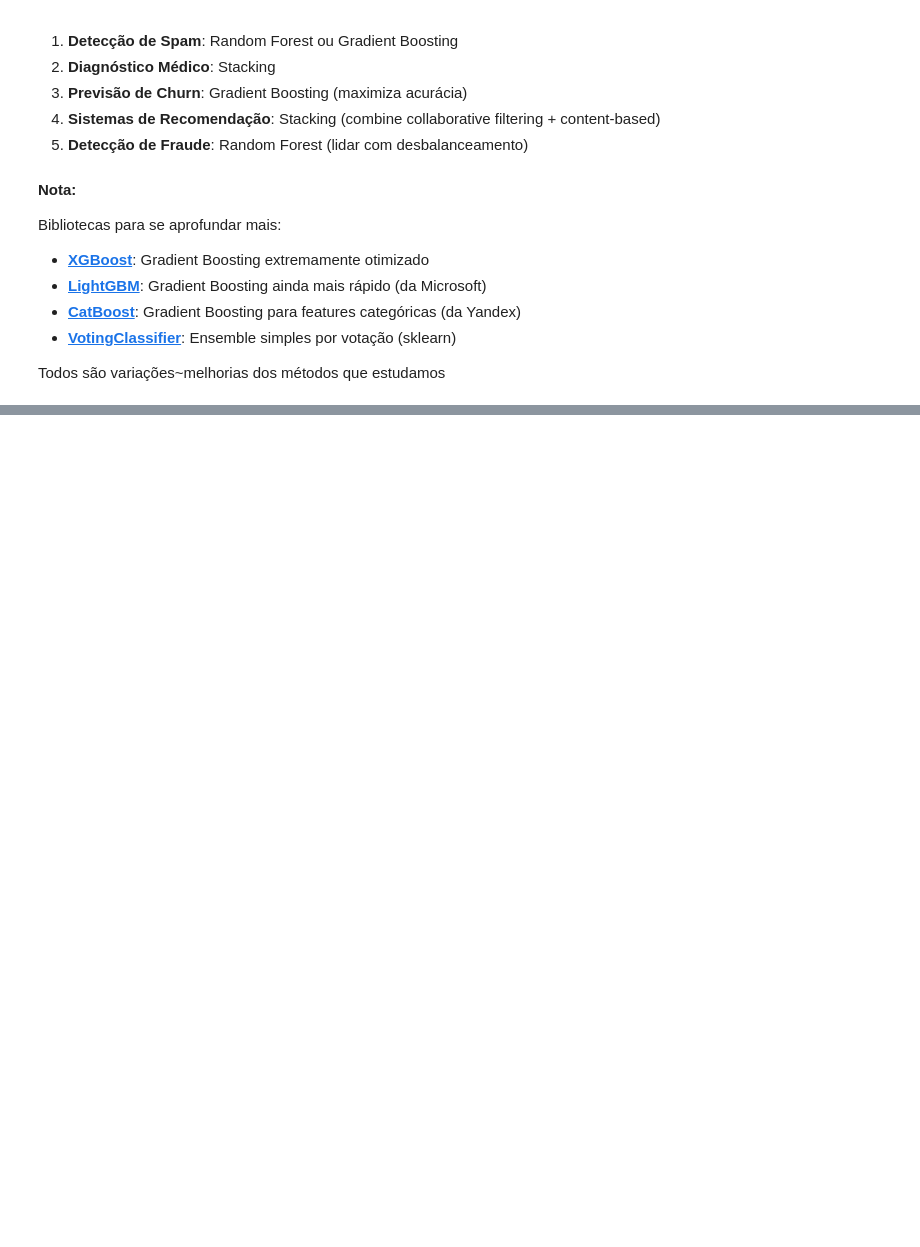
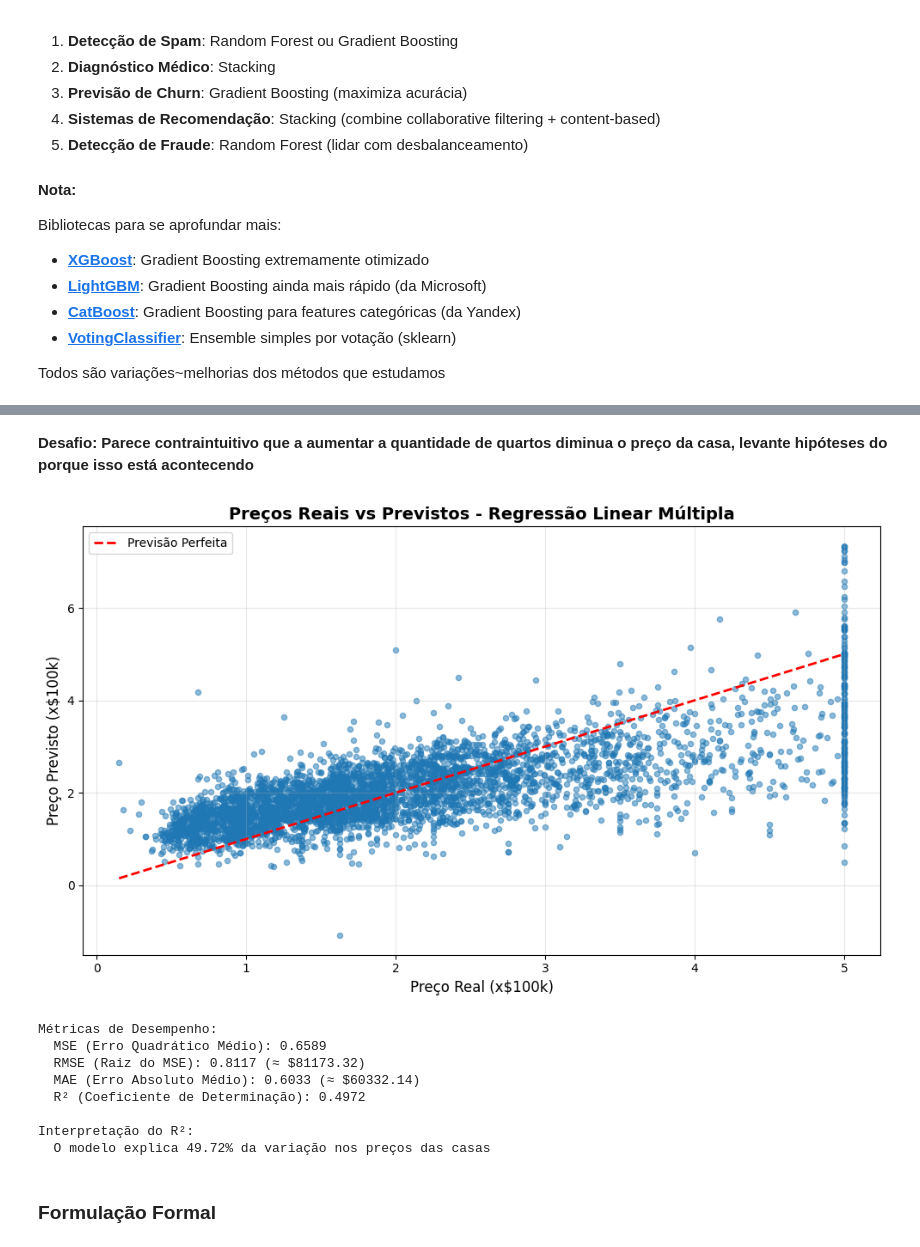
Before and after one commit to fea-dev-usp/case_ia, a Jupyter notebook: case_ia.ipynb, the cells around one changed output, grey strips where cells are left out. Drawn from its saved outputs; the diff is of its cells as text; code cells hidden in the pictures; blank space fills up the shorter version.

```diff
--- a/case_ia.ipynb
+++ b/case_ia.ipynb
@@ -7131,0 +7220,47 @@ Todos são variações~melhorias dos métodos que estudamos
+# %% [markdown]
+**Desafio: Parece contraintuitivo que a aumentar a quantidade de quartos diminua o preço da casa, levante hipóteses do porque isso está acontecendo**
+# %%
+# Visualização: Valores reais vs Previstos
+y_pred = modelo.predict(X_test)
+
+plt.figure(figsize=(10, 6))
+plt.scatter(y_test, y_pred, alpha=0.5, s=20)
+plt.plot([y_test.min(), y_test.max()], [y_test.min(), y_test.max()],
+         'r--', lw=2, label='Previsão Perfeita')
+plt.xlabel("Preço Real (x$100k)", fontsize=12)
+plt.ylabel("Preço Previsto (x$100k)", fontsize=12)
+plt.title("Preços Reais vs Previstos - Regressão Linear Múltipla",
+          fontsize=14, fontweight='bold')
+plt.legend()
+plt.grid(alpha=0.3)
+plt.tight_layout()
+plt.show()
+
+# Calcular métricas de desempenho
+from sklearn.metrics import mean_squared_error, r2_score, mean_absolute_error
+
+mse = mean_squared_error(y_test, y_pred)
+rmse = np.sqrt(mse)
+mae = mean_absolute_error(y_test, y_pred)
+r2 = r2_score(y_test, y_pred)
+
+print("Métricas de Desempenho:")
+print(f"  MSE (Erro Quadrático Médio): {mse:.4f}")
+print(f"  RMSE (Raiz do MSE): {rmse:.4f} (≈ ${rmse * 100000:.2f})")
+print(f"  MAE (Erro Absoluto Médio): {mae:.4f} (≈ ${mae * 100000:.2f})")
+print(f"  R² (Coeficiente de Determinação): {r2:.4f}")
+print()
+print("Interpretação do R²:")
+print(f"  O modelo explica {r2*100:.2f}% da variação nos preços das casas")
+# %% [output]
+[figure, added]
+Métricas de Desempenho:
+  MSE (Erro Quadrático Médio): 0.6589
+  RMSE (Raiz do MSE): 0.8117 (≈ $81173.32)
+  MAE (Erro Absoluto Médio): 0.6033 (≈ $60332.14)
+  R² (Coeficiente de Determinação): 0.4972
+
+Interpretação do R²:
+  O modelo explica 49.72% da variação nos preços das casas
+# %% [markdown]
+### **Formulação Formal**
```
Also changed, not shown: parts of 94 cells of this notebook.
